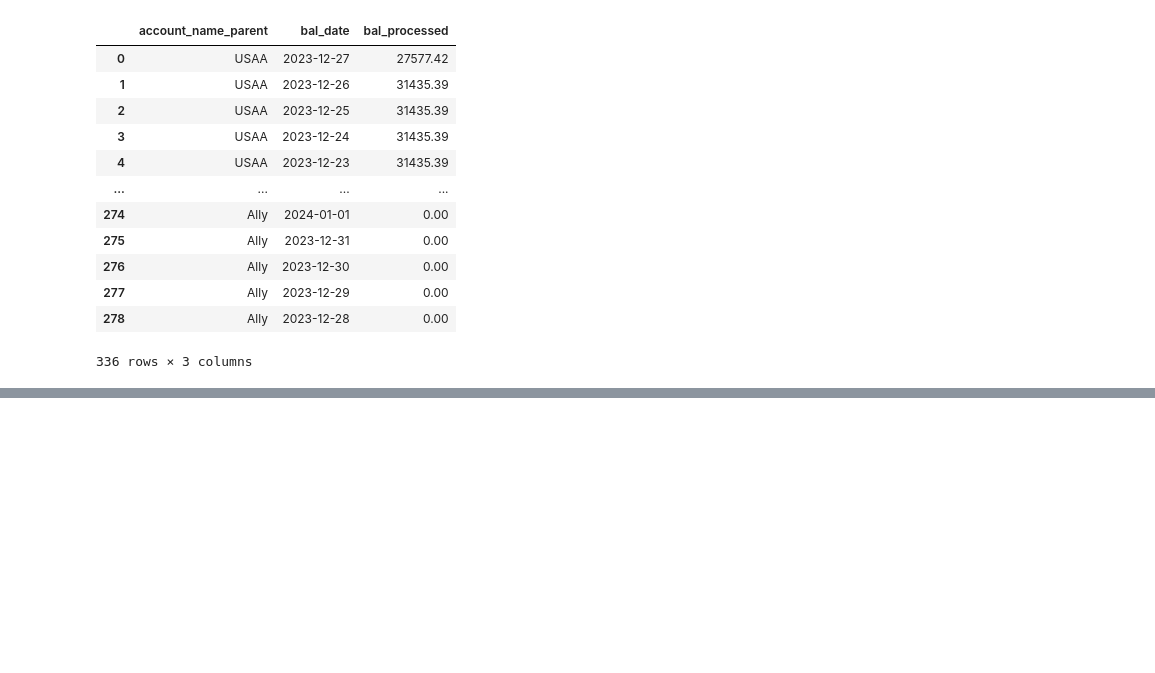
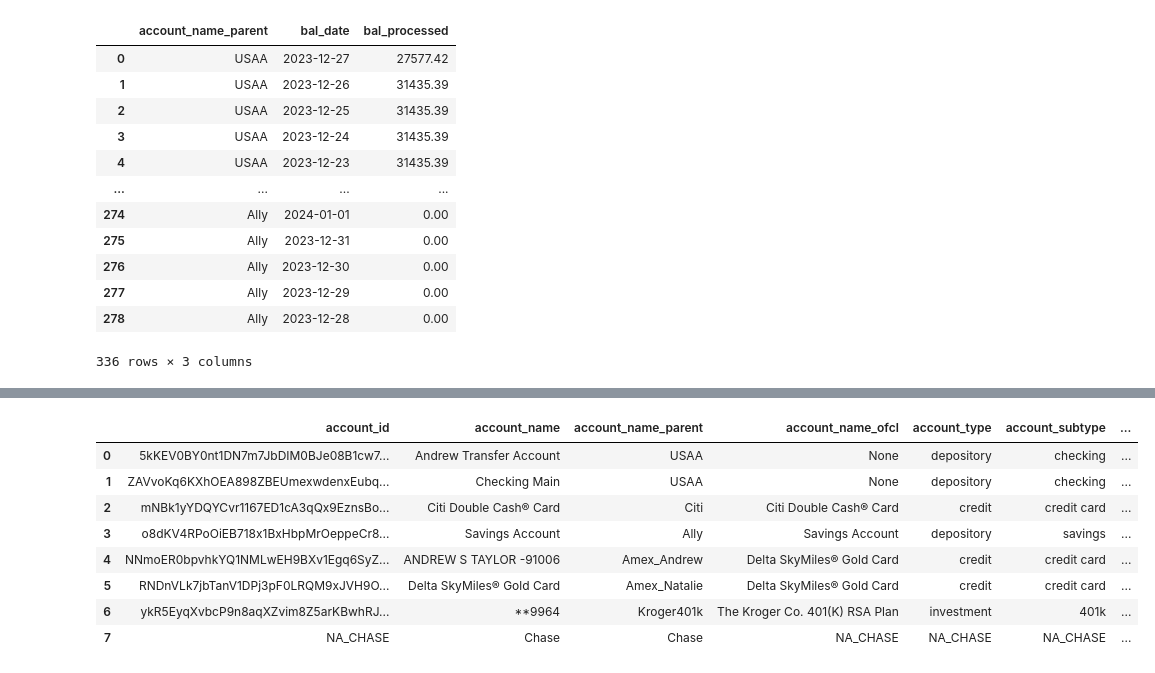
Before and after one commit to astaylor92/budget_sync, a Jupyter notebook: exploratory.ipynb, the cells around one changed output, grey strips where cells are left out. Saved outputs shown, nothing was run; the diff lists cells and outputs as text; code cells hidden in the pictures; blank space fills up the shorter version.

```diff
--- a/exploratory.ipynb
+++ b/exploratory.ipynb
@@ -136,0 +157,13 @@ processed_bals
+# %%
+account_info = pd.read_parquet(r"G:\My Drive\01-Banking_Ins\Budget_Data\data\account_info.parquet")
+account_info.head(20)
+# %% [output]
+|  | account_id | account_name | account_name_parent | account_name_ofcl | account_type | account_subtype | ... |
+| 0 | 5kKEV0BY0nt1DN7m7JbDIM0BJe08B1cw7... | Andrew Transfer Account | USAA | None | depository | checking | ... |
+| 1 | ZAVvoKq6KXhOEA898ZBEUmexwdenxEubq... | Checking Main | USAA | None | depository | checking | ... |
+| 2 | mNBk1yYDQYCvr1167ED1cA3qQx9EznsBo... | Citi Double Cash® Card | Citi | Citi Double Cash® Card | credit | credit card | ... |
+| 3 | o8dKV4RPoOiEB718x1BxHbpMrOeppeCr8... | Savings Account | Ally | Savings Account | depository | savings | ... |
+| 4 | NNmoER0bpvhkYQ1NMLwEH9BXv1Egq6SyZ... | ANDREW S TAYLOR -91006 | Amex_Andrew | Delta SkyMiles® Gold Card | credit | credit card | ... |
+| 5 | RNDnVLk7jbTanV1DPj3pF0LRQM9xJVH9O... | Delta SkyMiles® Gold Card | Amex_Natalie | Delta SkyMiles® Gold Card | credit | credit card | ... |
+| 6 | ykR5EyqXvbcP9n8aqXZvim8Z5arKBwhRJ... | **9964 | Kroger401k | The Kroger Co. 401(K) RSA Plan | investment | 401k | ... |
+| 7 | NA_CHASE | Chase | Chase | NA_CHASE | NA_CHASE | NA_CHASE | ... |
```
Also changed, not shown: parts of 8 cells of this notebook, 4 other files.
